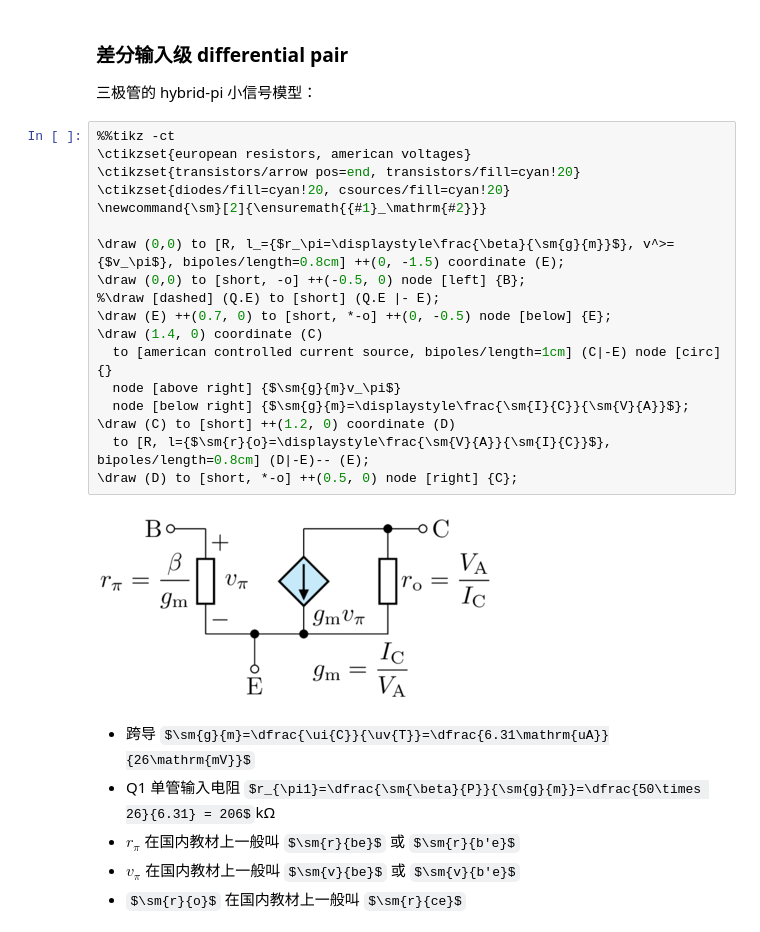
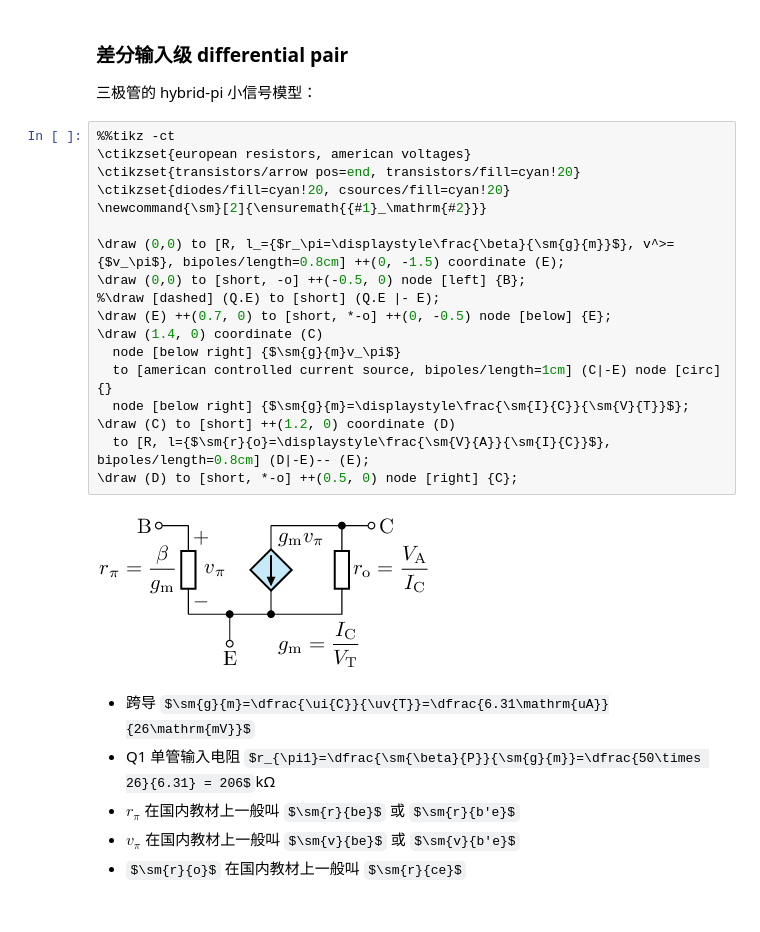
Before and after one commit to chenshuo/nuedc, a Jupyter notebook: docs/rc4558.ipynb, the cells around one changed output. Drawn from its saved outputs; the diff is of its cells as text; some formulas as TeX source.

```diff
--- a/docs/rc4558.ipynb
+++ b/docs/rc4558.ipynb
@@ -171,23 +172,23 @@ $\uv{BE9} = \uv{T}\ln\dfrac{\ui{C9}}{\ui{SN}}=26\ln\dfrac{17.8\mathrm{uA}}{5\mat
 # %%
 %%tikz -ct
 \ctikzset{european resistors, american voltages}
 \ctikzset{transistors/arrow pos=end, transistors/fill=cyan!20}
 \ctikzset{diodes/fill=cyan!20, csources/fill=cyan!20}
 \newcommand{\sm}[2]{\ensuremath{{#1}_\mathrm{#2}}}
 
 \draw (0,0) to [R, l_={$r_\pi=\displaystyle\frac{\beta}{\sm{g}{m}}$}, v^>={$v_\pi$}, bipoles/length=0.8cm] ++(0, -1.5) coordinate (E);
 \draw (0,0) to [short, -o] ++(-0.5, 0) node [left] {B};
 %\draw [dashed] (Q.E) to [short] (Q.E |- E);
 \draw (E) ++(0.7, 0) to [short, *-o] ++(0, -0.5) node [below] {E};
 \draw (1.4, 0) coordinate (C)
+  node [below right] {$\sm{g}{m}v_\pi$}
   to [american controlled current source, bipoles/length=1cm] (C|-E) node [circ] {}
-  node [above right] {$\sm{g}{m}v_\pi$}
-  node [below right] {$\sm{g}{m}=\displaystyle\frac{\sm{I}{C}}{\sm{V}{A}}$};
+  node [below right] {$\sm{g}{m}=\displaystyle\frac{\sm{I}{C}}{\sm{V}{T}}$};
 \draw (C) to [short] ++(1.2, 0) coordinate (D)
   to [R, l={$\sm{r}{o}=\displaystyle\frac{\sm{V}{A}}{\sm{I}{C}}$}, bipoles/length=0.8cm] (D|-E)-- (E);
 \draw (D) to [short, *-o] ++(0.5, 0) node [right] {C};
 # %% [output]
-[figure, old version]
+[figure, new version]
 # %% [markdown]
 * 跨导 $\sm{g}{m}=\dfrac{\ui{C}}{\uv{T}}=\dfrac{6.31\mathrm{uA}}{26\mathrm{mV}}$
 * Q1 单管输入电阻 $r_{\pi1}=\dfrac{\sm{\beta}{P}}{\sm{g}{m}}=\dfrac{50\times 26}{6.31} = 206$kΩ
```
Also changed, not shown: parts of 1 cell of this notebook, 1 other file.
